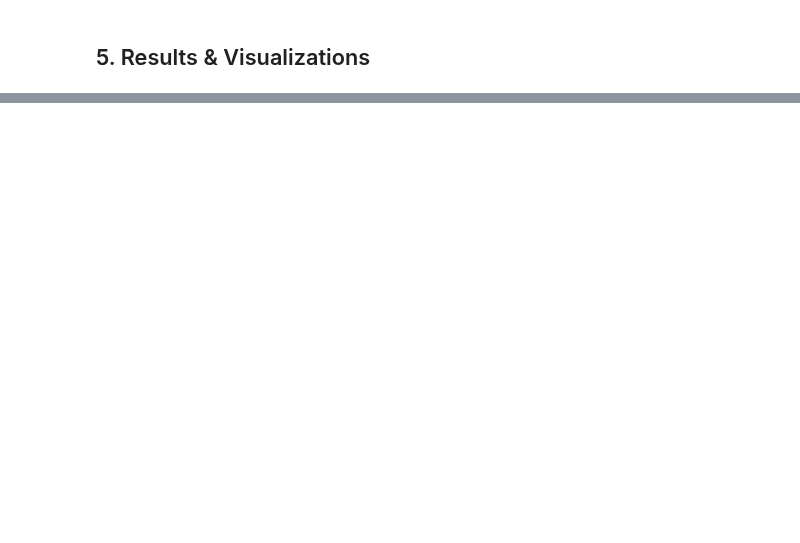
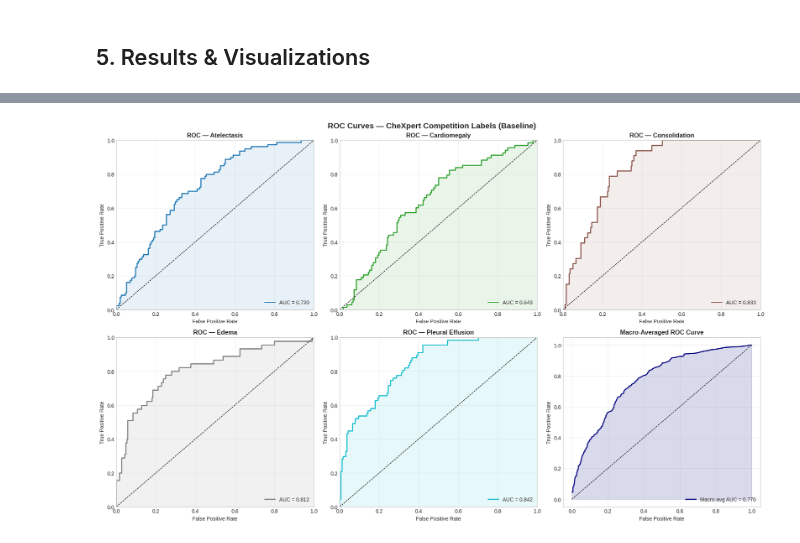
Before and after one commit to RudhanLodhi/DinoV2_PEFT, a Jupyter notebook: notebooks/0_Baseline_CheXpert.ipynb, the cells around one changed output, grey strips where cells are left out. Drawn from its saved outputs; the diff is of its cells as text; code cells hidden in the pictures; blank space fills up the shorter version.

```diff
--- a/notebooks/0_Baseline_CheXpert.ipynb
+++ b/notebooks/0_Baseline_CheXpert.ipynb
@@ -633,16 +851,24 @@ plt.show()
 Plot individual ROC curves for each competition label plus macro-averaged ROC.
 Load best checkpoint for final evaluation.
 """
+from sklearn.metrics import roc_curve, roc_auc_score
 from sklearn.metrics import roc_curve as sk_roc
+import numpy as np
+import torch
+import matplotlib.pyplot as plt
 
-model.load_state_dict(torch.load(f"{CHECKPOINT_DIR}/best_model.pt", map_location=DEVICE))
+def sigmoid_np(x):
+    return 1 / (1 + np.exp(-x))
+
+# Load 'best_chexpert_linear_probe.pt' instead of 'best_model.pt', and use 'device' instead of 'DEVICE'
+model.head.load_state_dict(torch.load(f"{CHECKPOINT_DIR}/best_chexpert_linear_probe.pt", map_location=device))
 model.eval()
 
 all_logits: list[torch.Tensor] = []
 all_labels_list: list[torch.Tensor] = []
 with torch.no_grad():
     for batch in val_loader:
-        pv = batch["pixel_values"].to(DEVICE, non_blocking=True)
+        pv = batch["pixel_values"].to(device, non_blocking=True)
         all_logits.append(model(pv).cpu())
         all_labels_list.append(batch["labels"])
 
@@ -662,34 +888,35 @@ for i, (label_name, color) in enumerate(zip(COMPETITION_LABELS, colors_roc)):
     axes[i].fill_between(fpr, tpr, alpha=0.1, color=color)
     axes[i].set_xlabel("False Positive Rate")
     axes[i].set_ylabel("True Positive Rate")
     axes[i].set_title(f"ROC — {label_name}", fontweight="bold")
     axes[i].legend(loc="lower right")
     axes[i].grid(alpha=0.3)
     axes[i].set_xlim(0, 1)
     axes[i].set_ylim(0, 1)
 
 all_fpr = np.unique(np.concatenate([roc_curve(final_labels[:, i], final_probs[:, i])[0] for i in range(NUM_LABELS)]))
 mean_tpr = np.zeros_like(all_fpr)
 for i in range(NUM_LABELS):
     fpr_i, tpr_i, _ = sk_roc(final_labels[:, i], final_probs[:, i])
     mean_tpr += np.interp(all_fpr, fpr_i, tpr_i)
 mean_tpr /= NUM_LABELS
 
 axes[5].plot(all_fpr, mean_tpr, color="navy", lw=2,
              label=f"Macro-avg AUC = {best_val_auroc:.3f}")
 axes[5].plot([0, 1], [0, 1], "k--", lw=1)
 axes[5].fill_between(all_fpr, mean_tpr, alpha=0.15, color="navy")
-axes[5].axhline(y=0.0, xmin=0, xmax=0, color="green", lw=1.5, linestyle="--")
 axes[5].set_xlabel("False Positive Rate")
 axes[5].set_ylabel("True Positive Rate")
 axes[5].set_title("Macro-Averaged ROC Curve", fontweight="bold")
 axes[5].legend(loc="lower right")
 axes[5].grid(alpha=0.3)
 
 plt.suptitle("ROC Curves — CheXpert Competition Labels (Baseline)", fontsize=15, fontweight="bold")
 plt.tight_layout()
 plt.savefig(f"{CHECKPOINT_DIR}/roc_curves.png", dpi=150, bbox_inches="tight")
 plt.show()
+# %% [output]
+[figure, added]
 # %%
 """
 Final results table comparing our experiment against the base paper benchmarks.
```
Also changed, not shown: parts of 20 cells of this notebook, 1 other file.
